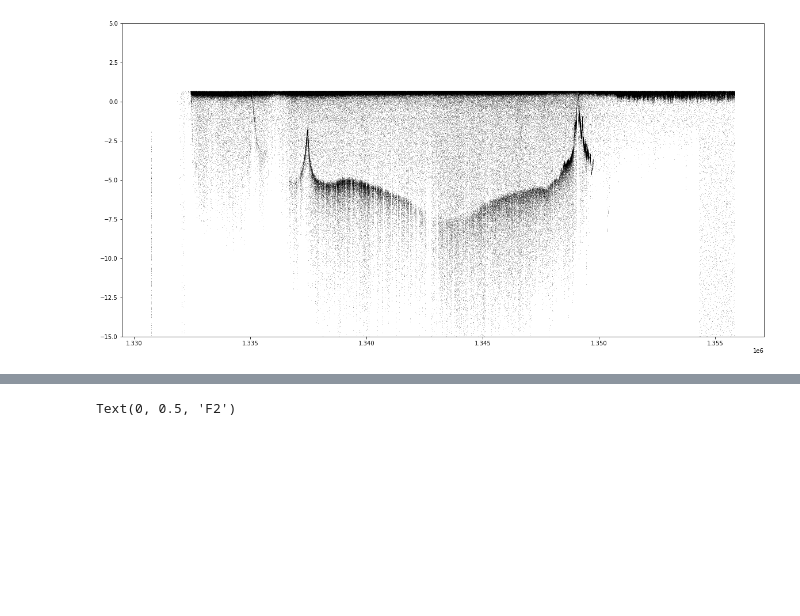
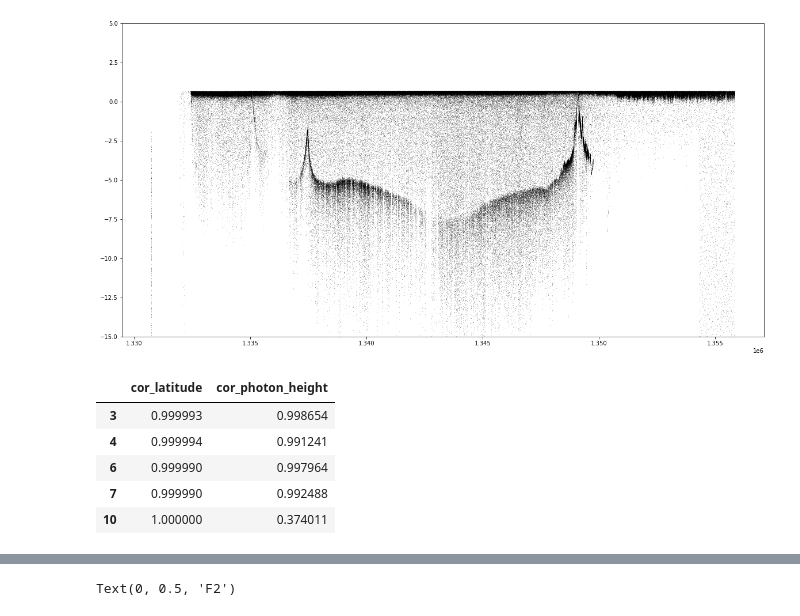
Before and after one commit to nmt28/C-SHELPh, a Jupyter notebook: 4.Bathymetry_modeling/pyod_bathy_model.ipynb, the cells around one changed output, grey strips where cells are left out. Saved outputs shown, nothing was run; the diff lists cells and outputs as text; code cells hidden in the pictures; blank space fills up the shorter version.

```diff
--- a/4.Bathymetry_modeling/pyod_bathy_model.ipynb
+++ b/4.Bathymetry_modeling/pyod_bathy_model.ipynb
@@ -341,3 +344,14 @@ plt.ylim(top = 5, bottom = -15)
 plt.show()
 # %% [output]
 [figure]
+# %%
+scaler = MinMaxScaler(feature_range=(0, 1))
+dataset_bath[['cor_latitude','cor_photon_height']] = scaler.fit_transform(dataset_bath[['cor_latitude','cor_photon_height']])
+dataset_bath[['cor_latitude','cor_photon_height']].head()
+# %% [output]
+|  | cor_latitude | cor_photon_height |
+| 3 | 0.999993 | 0.998654 |
+| 4 | 0.999994 | 0.991241 |
+| 6 | 0.999990 | 0.997964 |
+| 7 | 0.999990 | 0.992488 |
+| 10 | 1.000000 | 0.374011 |
```
Also changed, not shown: parts of 12 cells of this notebook, 1 other file.
